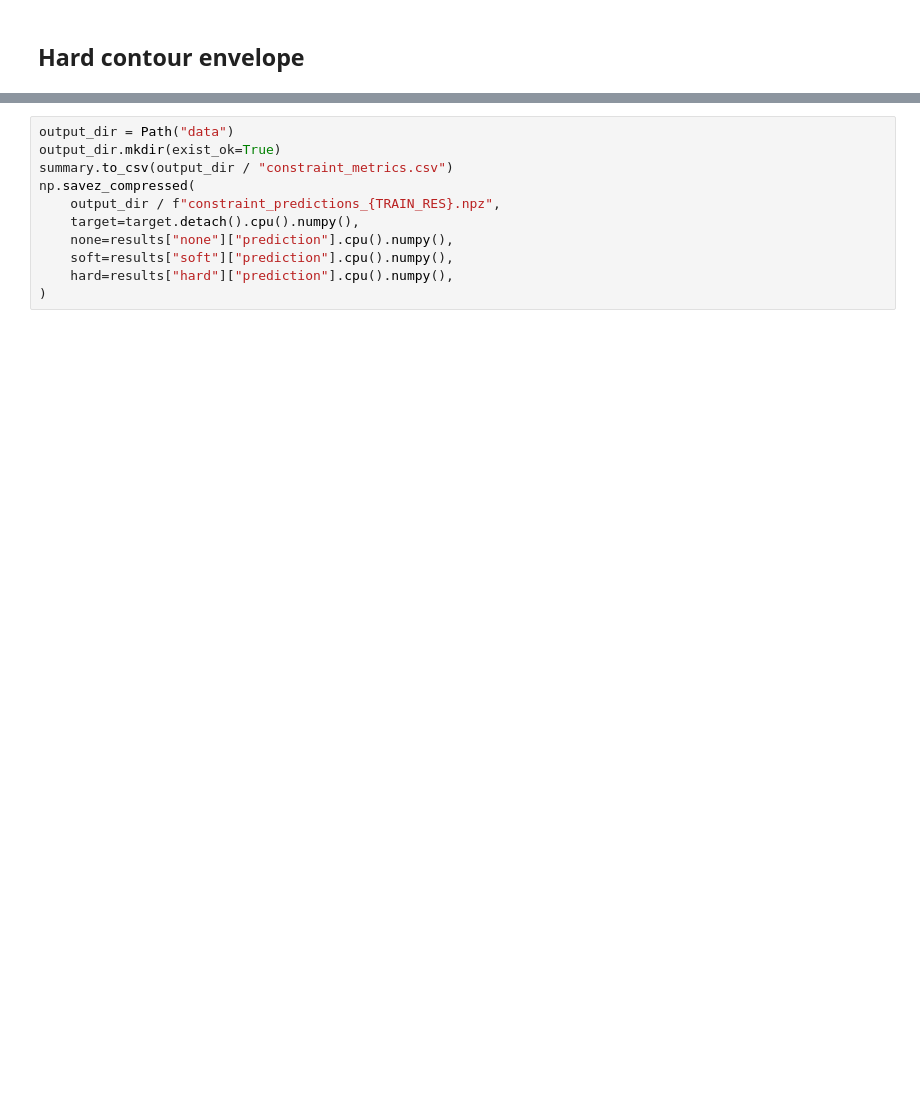
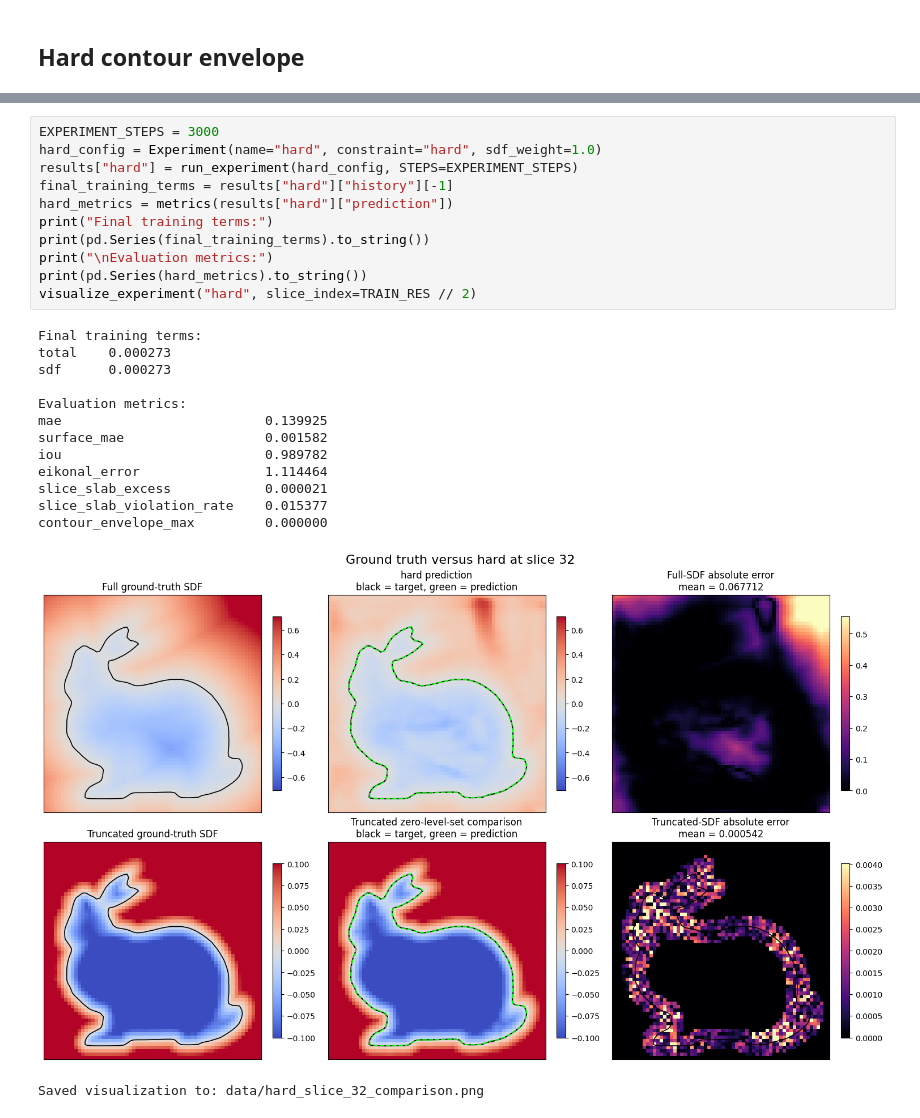
Before and after one commit to simon1223-code/mit-sgi-crisscross, a Jupyter notebook: 02_constraint_experiments.ipynb, the cells around one changed output, grey strips where cells are left out. Drawn from its saved outputs; the diff is of its cells as text; blank space fills up the shorter version.

```diff
--- a/02_constraint_experiments.ipynb
+++ b/02_constraint_experiments.ipynb
@@ -277,11 +348,26 @@ plt.show()
-# %%
-output_dir = Path("data")
-output_dir.mkdir(exist_ok=True)
-summary.to_csv(output_dir / "constraint_metrics.csv")
-np.savez_compressed(
-    output_dir / f"constraint_predictions_{TRAIN_RES}.npz",
-    target=target.detach().cpu().numpy(),
-    none=results["none"]["prediction"].cpu().numpy(),
-    soft=results["soft"]["prediction"].cpu().numpy(),
-    hard=results["hard"]["prediction"].cpu().numpy(),
-)
+# %%
+EXPERIMENT_STEPS = 3000
+hard_config = Experiment(name="hard", constraint="hard", sdf_weight=1.0)
+results["hard"] = run_experiment(hard_config, STEPS=EXPERIMENT_STEPS)
+final_training_terms = results["hard"]["history"][-1]
+hard_metrics = metrics(results["hard"]["prediction"])
+print("Final training terms:")
+print(pd.Series(final_training_terms).to_string())
+print("\nEvaluation metrics:")
+print(pd.Series(hard_metrics).to_string())
+visualize_experiment("hard", slice_index=TRAIN_RES // 2)
+# %% [output]
+Final training terms:
+total    0.000273
+sdf      0.000273
+
+Evaluation metrics:
+mae                          0.139925
+surface_mae                  0.001582
+iou                          0.989782
+eikonal_error                1.114464
+slice_slab_excess            0.000021
+slice_slab_violation_rate    0.015377
+contour_envelope_max         0.000000
+[figure, added]
+Saved visualization to: data/hard_slice_32_comparison.png
```
Also changed, not shown: parts of 23 cells of this notebook.
